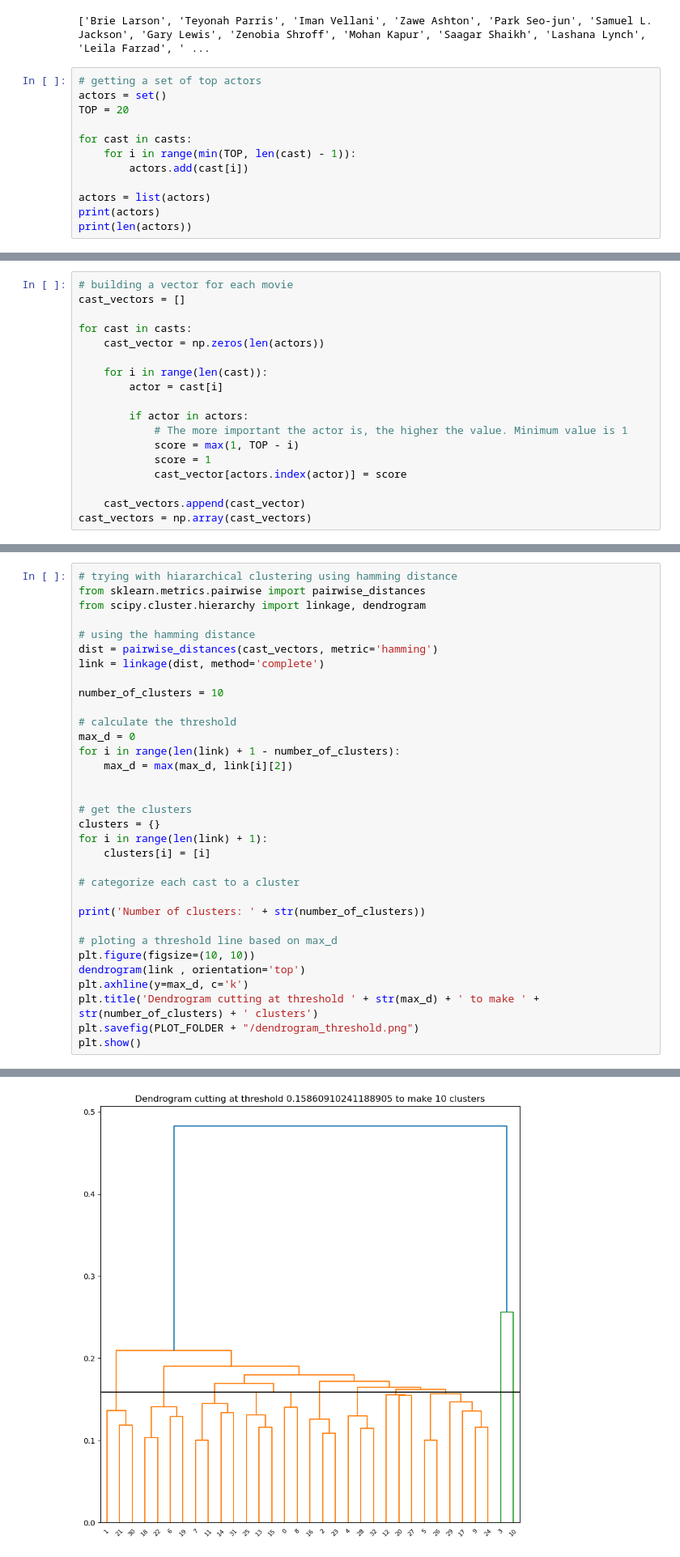
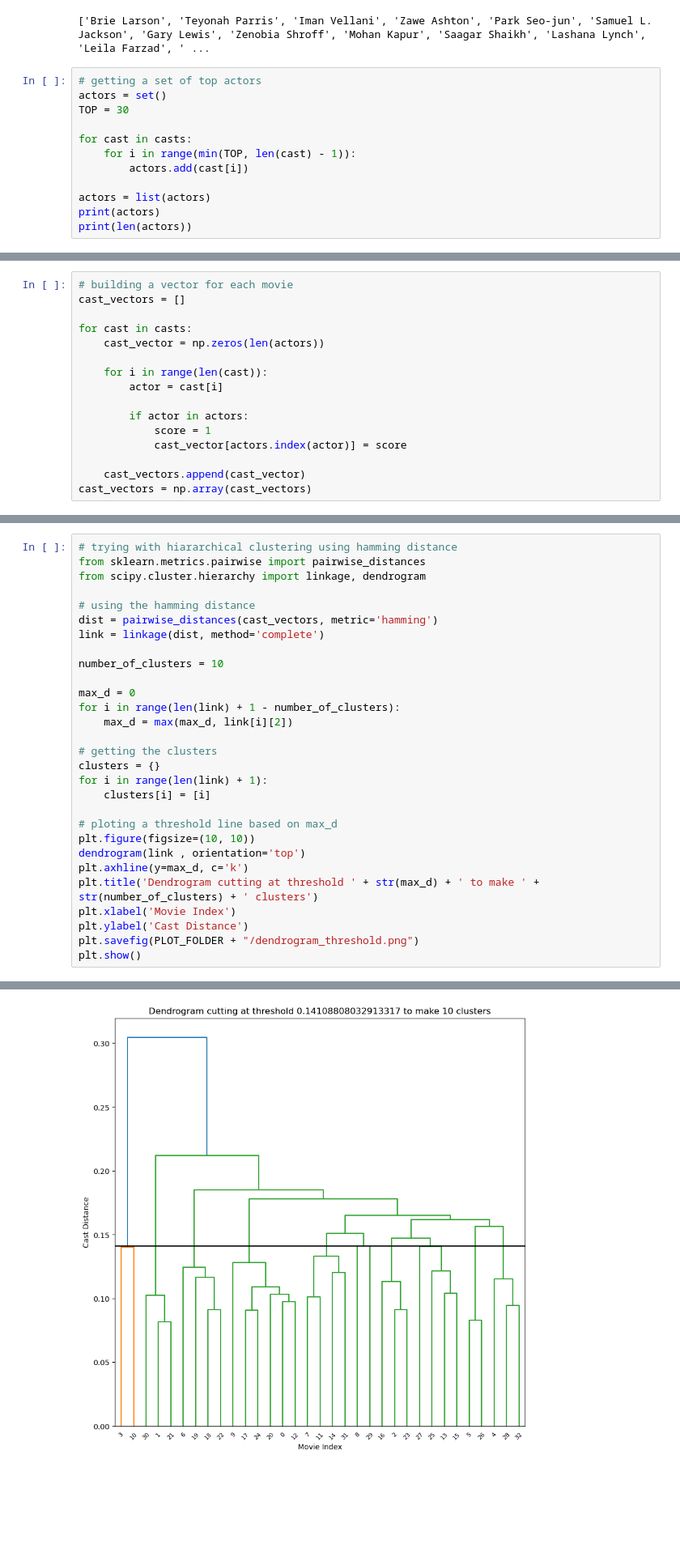
Before and after one commit to rizz-kings/data-in-the-wild, a Jupyter notebook: notebooks/filmseries.ipynb, the cells around one changed output, grey strips where cells are left out. Shown: that part at 81% size. Cells and saved outputs as stored; diff of their text form; blank space fills up the shorter version.

```diff
--- a/notebooks/filmseries.ipynb
+++ b/notebooks/filmseries.ipynb
@@ -37,7 +37,7 @@ print(casts[0])
 # %%
 # getting a set of top actors
 actors = set()
-TOP = 20
+TOP = 30
 
 for cast in casts:
     for i in range(min(TOP, len(cast) - 1)):
@@ -60,8 +60,6 @@ for cast in casts:
         actor = cast[i]
 
         if actor in actors:
-            # The more important the actor is, the higher the value. Minimum value is 1
-            score = max(1, TOP - i)
             score = 1
             cast_vector[actors.index(actor)] = score
 
@@ -131,26 +129,22 @@ link = linkage(dist, method='complete')
 
 number_of_clusters = 10
 
-# calculate the threshold
 max_d = 0
 for i in range(len(link) + 1 - number_of_clusters):
     max_d = max(max_d, link[i][2])
 
-
-# get the clusters
+# getting the clusters
 clusters = {}
 for i in range(len(link) + 1):
     clusters[i] = [i]
-
-# categorize each cast to a cluster
-
-print('Number of clusters: ' + str(number_of_clusters))
 
 # ploting a threshold line based on max_d
 plt.figure(figsize=(10, 10))
 dendrogram(link , orientation='top')
 plt.axhline(y=max_d, c='k')
 plt.title('Dendrogram cutting at threshold ' + str(max_d) + ' to make ' + str(number_of_clusters) + ' clusters')
+plt.xlabel('Movie Index')
+plt.ylabel('Cast Distance')
 plt.savefig(PLOT_FOLDER + "/dendrogram_threshold.png")
 plt.show()
 # %% [output]
@@ -158,2 +151,2 @@ Number of clusters: 10
-[figure, old version]
+[figure, new version]
 # %%
```
Also changed, not shown: parts of 6 cells of this notebook.
